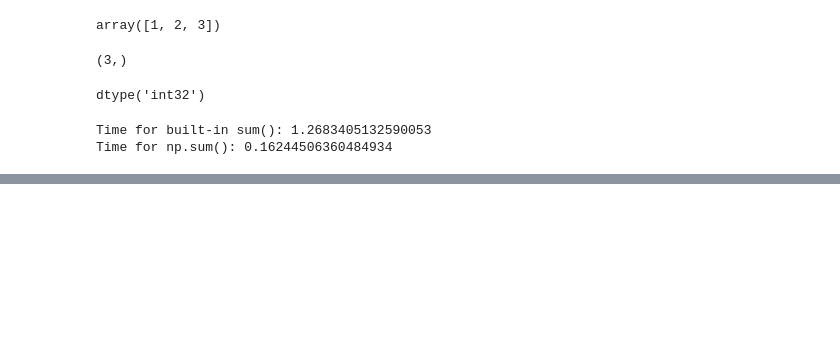
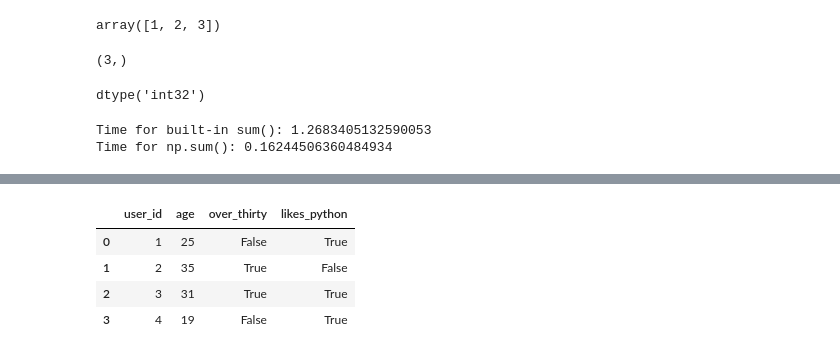
Before and after one commit to ziehm1/Tracking-Craptocurrencies, a Jupyter notebook: Mastering Social Media Mining with Python - Example Code.ipynb, the cells around one changed output, grey strips where cells are left out. Saved outputs shown, nothing was run; the diff lists cells and outputs as text; code cells hidden in the pictures; blank space fills up the shorter version.

```diff
--- a/Mastering Social Media Mining with Python - Example Code.ipynb
+++ b/Mastering Social Media Mining with Python - Example Code.ipynb
@@ -36,0 +55,9 @@ import pandas as pd
+# %%
+frame['likes_python'] = pd.Series([True, False, True, True], index=frame.index)
+frame.head()
+# %% [output]
+|  | user_id | age | over_thirty | likes_python |
+| 0 | 1 | 25 | False | True |
+| 1 | 2 | 35 | True | False |
+| 2 | 3 | 31 | True | True |
+| 3 | 4 | 19 | False | True |
```
Also changed, not shown: parts of 28 cells of this notebook, 4 other files.
